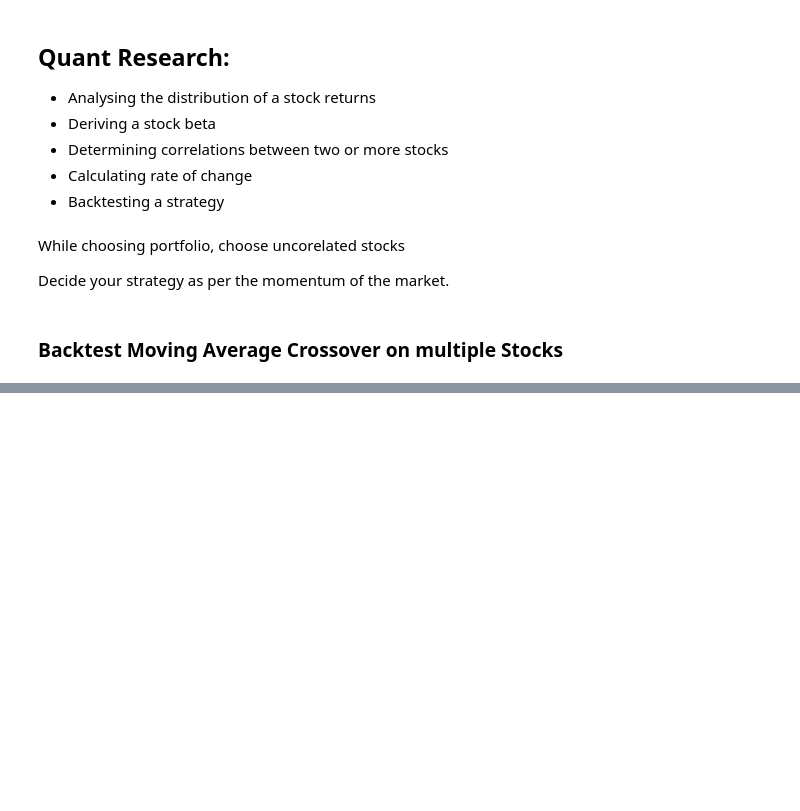
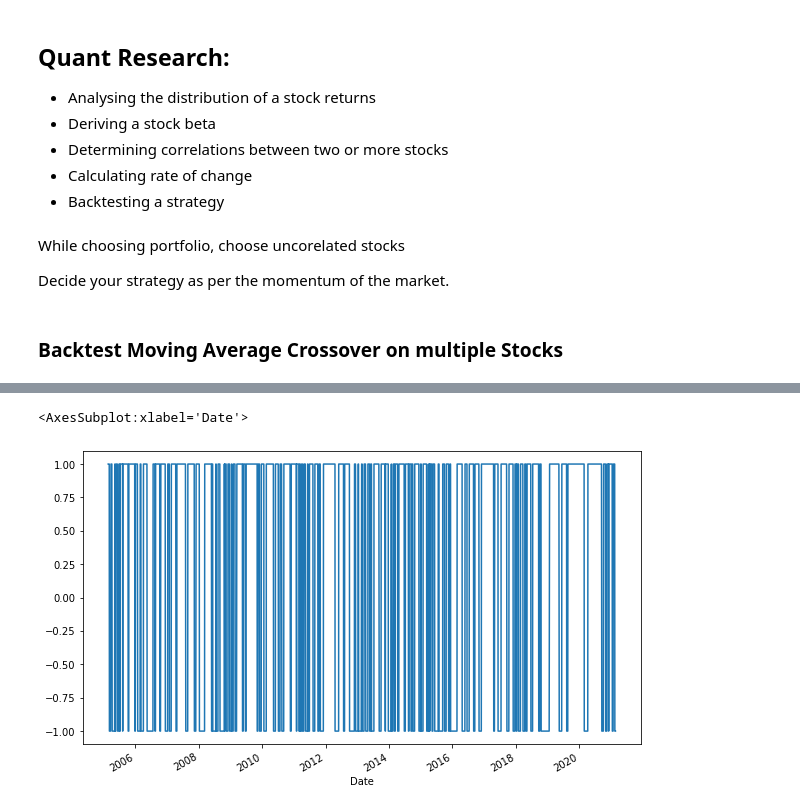
Before and after one commit to ItsShraddhaMishra/Algorithmic-Trading, a Jupyter notebook: 1. Stock Data Analysis.ipynb, the cells around one changed output, grey strips where cells are left out. Cells and saved outputs as stored; diff of their text form; code cells hidden in the pictures; blank space fills up the shorter version.

```diff
--- a/1. Stock Data Analysis.ipynb
+++ b/1. Stock Data Analysis.ipynb
@@ -87,0 +81,5 @@ stock_list = ['FB', 'AAPL', 'AMZN', 'NFLX', 'GOOG']
+# %%
+data['signals'].plot(figsize = (10,6))
+# %% [output]
+<AxesSubplot:xlabel='Date'>
+[figure, added]
```
Also changed, not shown: parts of 16 cells of this notebook.
